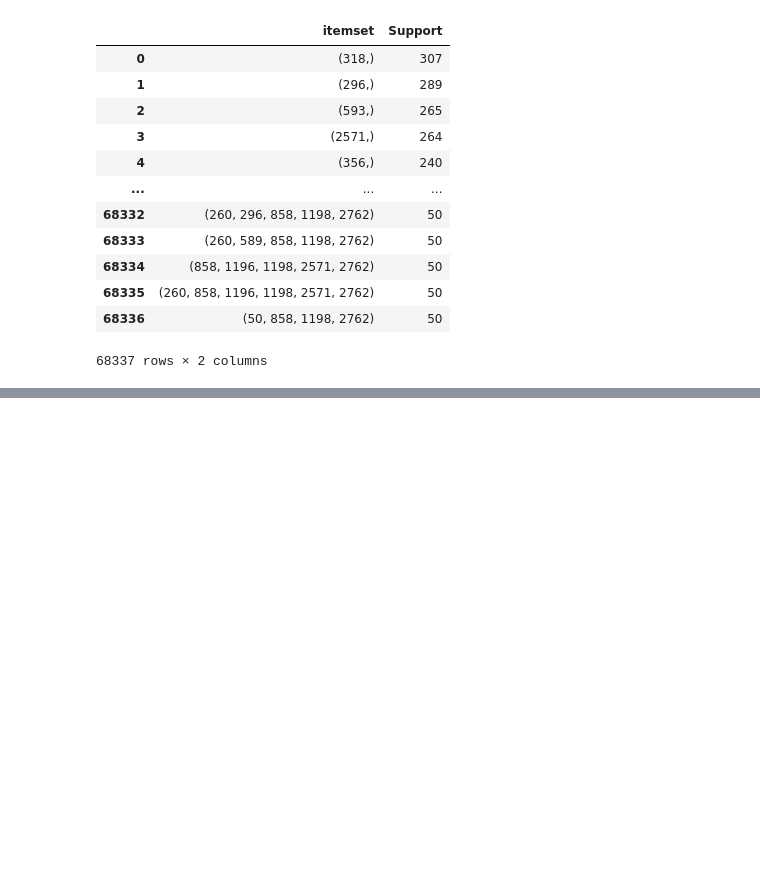
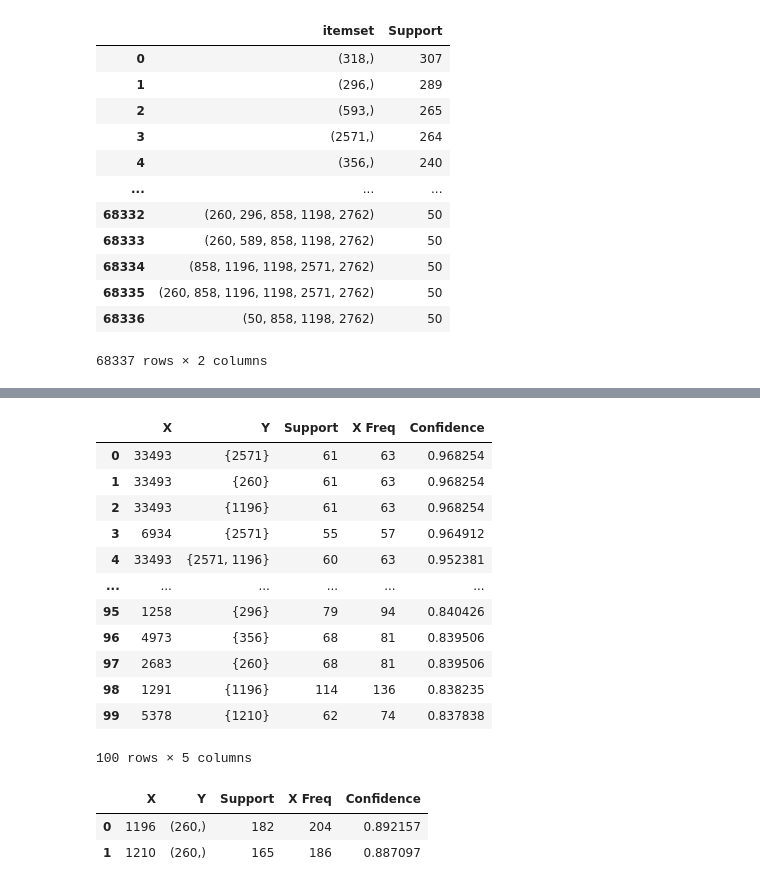
Before and after one commit to Data-Analytics-IIITH/A3, a Jupyter notebook: 3_recommender.ipynb, the cells around one changed output, grey strips where cells are left out. Drawn from its saved outputs; the diff is of its cells as text; code cells hidden in the pictures; blank space fills up the shorter version.

```diff
--- a/3_recommender.ipynb
+++ b/3_recommender.ipynb
@@ -436,0 +536,18 @@ patterns.to_csv('frequent-itemsets.csv',index=False,header=True, encoding='utf-8
+# %%
+confidence_sorted_df = association_df.sort_values(by='Confidence', ascending=False).reset_index(drop=True)
+confidence_sorted_df = confidence_sorted_df.head(100)
+confidence_sorted_df
+# %% [output]
+|  | X | Y | Support | X Freq | Confidence |
+| 0 | 33493 | {2571} | 61 | 63 | 0.968254 |
+| 1 | 33493 | {260} | 61 | 63 | 0.968254 |
+| 2 | 33493 | {1196} | 61 | 63 | 0.968254 |
+| 3 | 6934 | {2571} | 55 | 57 | 0.964912 |
+| 4 | 33493 | {2571, 1196} | 60 | 63 | 0.952381 |
+| ... | ... | ... | ... | ... | ... |
+| 95 | 1258 | {296} | 79 | 94 | 0.840426 |
+| 96 | 4973 | {356} | 68 | 81 | 0.839506 |
+| 97 | 2683 | {260} | 68 | 81 | 0.839506 |
+| 98 | 1291 | {1196} | 114 | 136 | 0.838235 |
+| 99 | 5378 | {1210} | 62 | 74 | 0.837838 |
+100 rows × 5 columns
@@ -436,0 +557,7 @@ patterns.to_csv('frequent-itemsets.csv',index=False,header=True, encoding='utf-8
+# %%
+common_df = pd.merge(support_sorted_df, confidence_sorted_df, how='inner')
+common_df
+# %% [output]
+|  | X | Y | Support | X Freq | Confidence |
+| 0 | 1196 | (260,) | 182 | 204 | 0.892157 |
+| 1 | 1210 | (260,) | 165 | 186 | 0.887097 |
```
Also changed, not shown: parts of 8 cells of this notebook, 1 other file.
